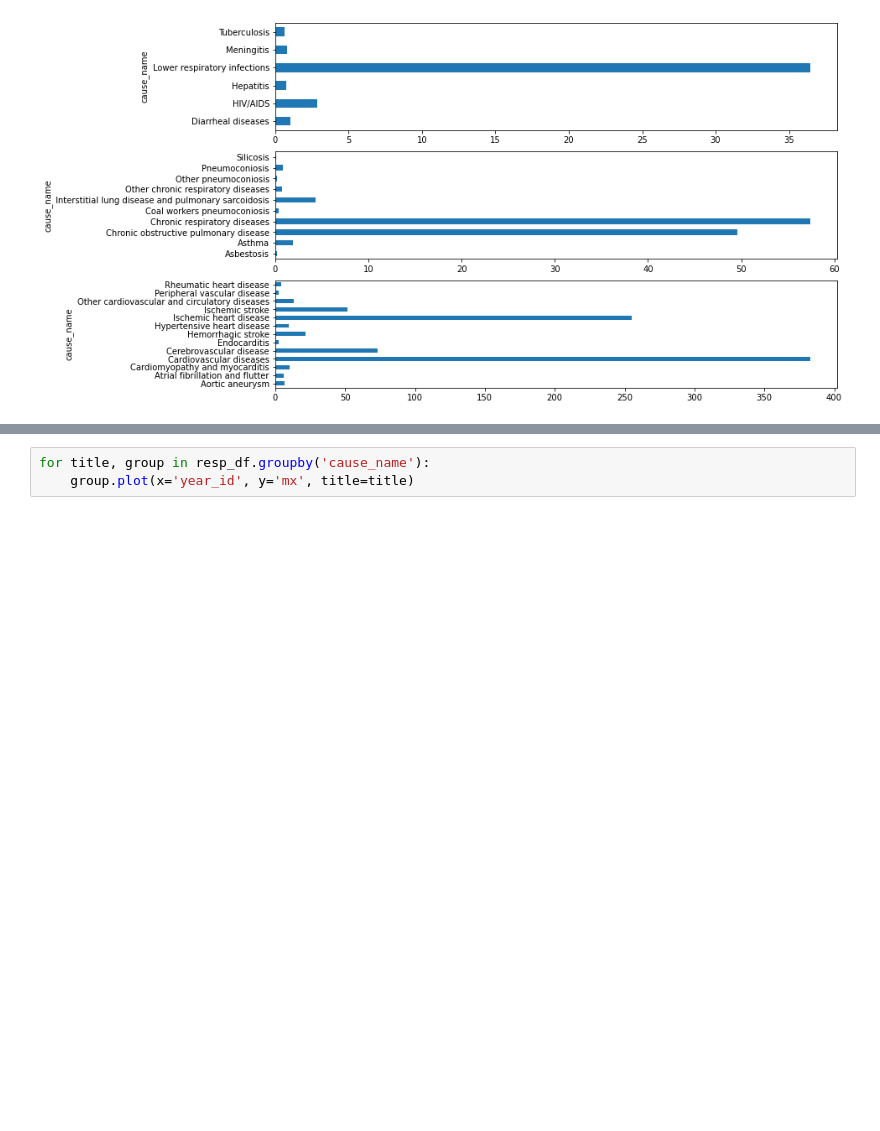
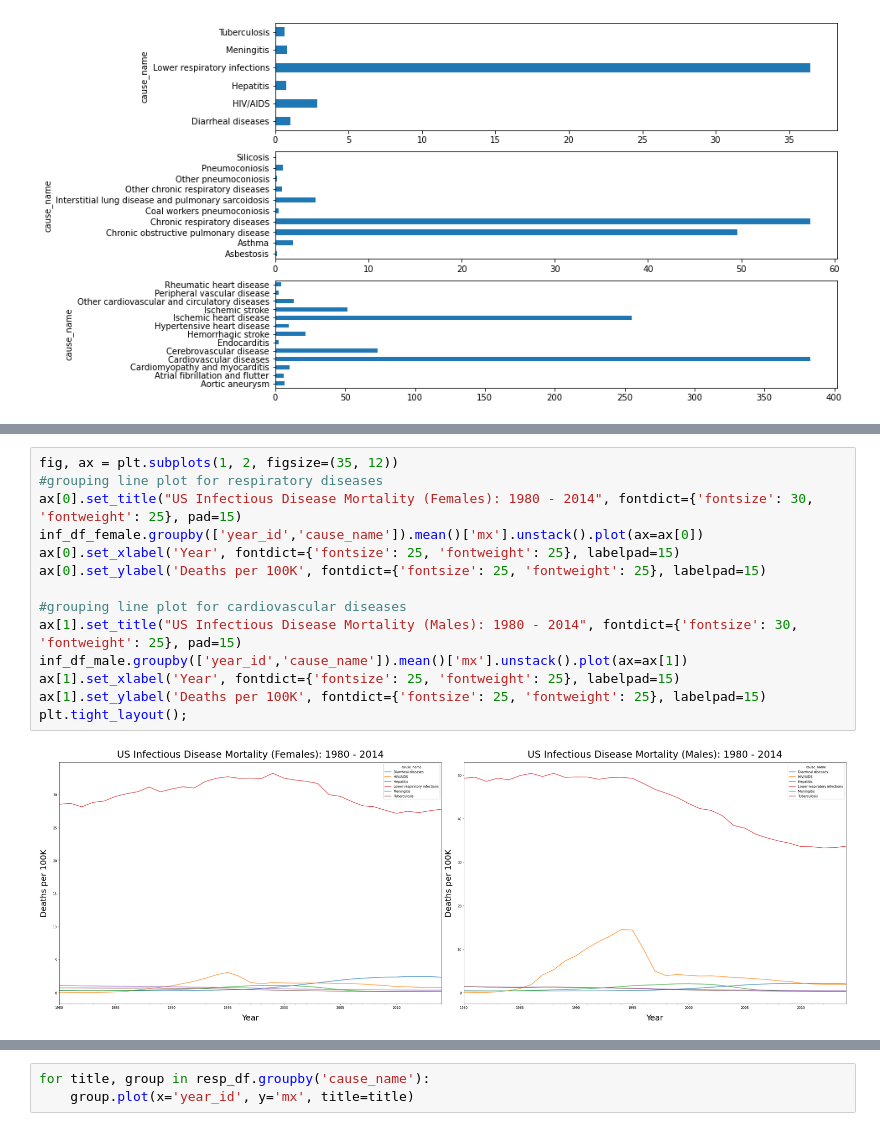
Before and after one commit to calculaterceec/Proj4Team2, a Jupyter notebook: code/KH_DataViz_EDA.ipynb, the cells around one changed output, grey strips where cells are left out. Drawn from its saved outputs; the diff is of its cells as text; blank space fills up the shorter version.

```diff
--- a/code/KH_DataViz_EDA.ipynb
+++ b/code/KH_DataViz_EDA.ipynb
@@ -53,0 +155,16 @@ cvd_df.groupby(['cause_name'])['mx'].mean().plot(kind='barh', ax=ax[2])
+# %%
+fig, ax = plt.subplots(1, 2, figsize=(35, 12))
+#grouping line plot for respiratory diseases
+ax[0].set_title("US Infectious Disease Mortality (Females): 1980 - 2014", fontdict={'fontsize': 30, 'fontweight': 25}, pad=15)
+inf_df_female.groupby(['year_id','cause_name']).mean()['mx'].unstack().plot(ax=ax[0])
+ax[0].set_xlabel('Year', fontdict={'fontsize': 25, 'fontweight': 25}, labelpad=15)
+ax[0].set_ylabel('Deaths per 100K', fontdict={'fontsize': 25, 'fontweight': 25}, labelpad=15)
+
+#grouping line plot for cardiovascular diseases
+ax[1].set_title("US Infectious Disease Mortality (Males): 1980 - 2014", fontdict={'fontsize': 30, 'fontweight': 25}, pad=15)
+inf_df_male.groupby(['year_id','cause_name']).mean()['mx'].unstack().plot(ax=ax[1])
+ax[1].set_xlabel('Year', fontdict={'fontsize': 25, 'fontweight': 25}, labelpad=15)
+ax[1].set_ylabel('Deaths per 100K', fontdict={'fontsize': 25, 'fontweight': 25}, labelpad=15)
+plt.tight_layout();
+# %% [output]
+[figure, added]
```
Also changed, not shown: parts of 17 cells of this notebook, 3 other files.
